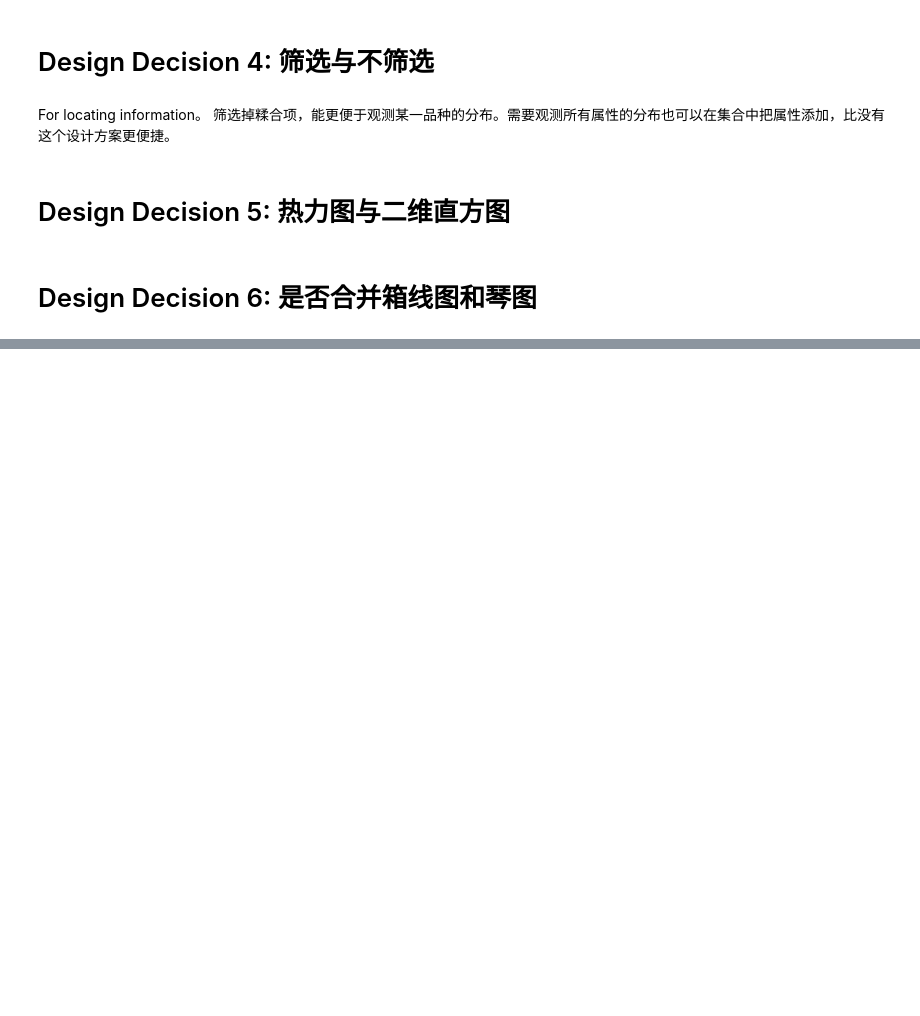
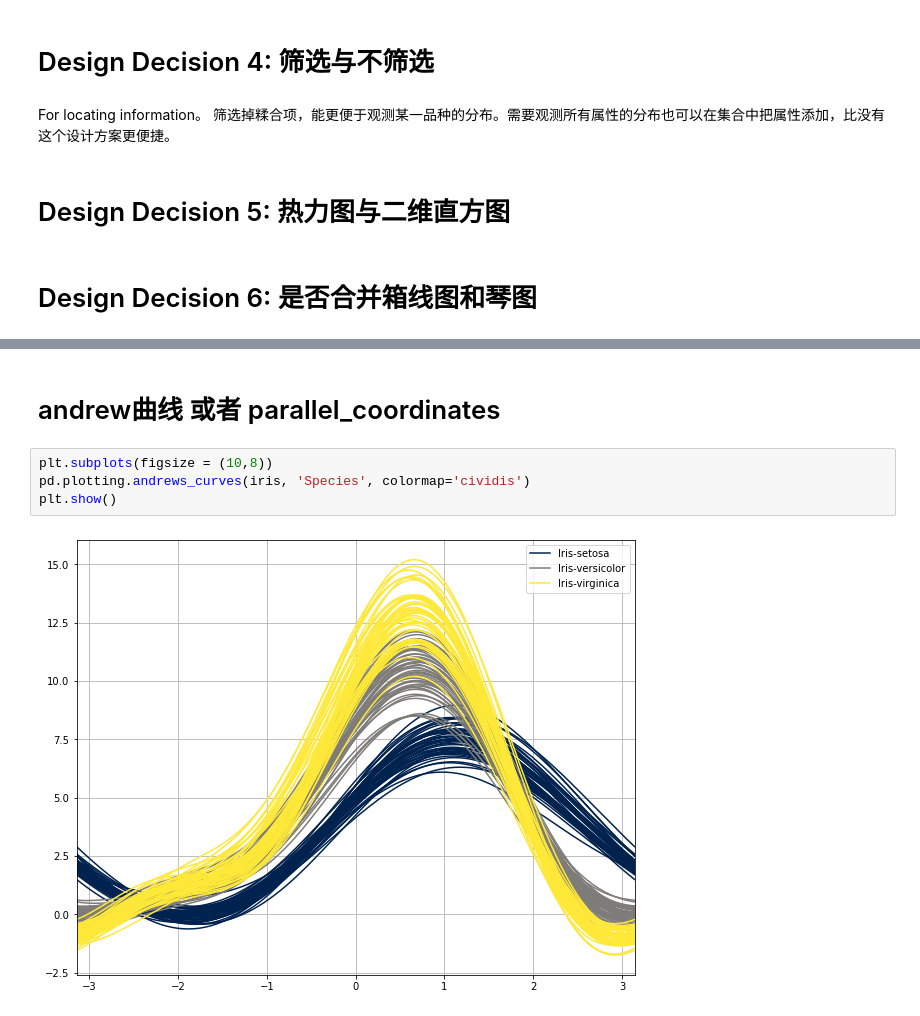
Before and after one commit to xueluofengfei/IV_project, a Jupyter notebook: theZebraSystem.ipynb, the cells around one changed output, grey strips where cells are left out. Saved outputs shown, nothing was run; the diff lists cells and outputs as text; blank space fills up the shorter version.

```diff
--- a/theZebraSystem.ipynb
+++ b/theZebraSystem.ipynb
@@ -251,0 +197,8 @@ SyntaxError: invalid syntax (<ipython-input-10-a948afef8674>, line 1)
+# %% [markdown]
+# andrew曲线 或者 parallel_coordinates
+# %%
+plt.subplots(figsize = (10,8))
+pd.plotting.andrews_curves(iris, 'Species', colormap='cividis')
+plt.show()
+# %% [output]
+[figure, added]
```
Also changed, not shown: parts of 9 cells of this notebook, 2 other files.
